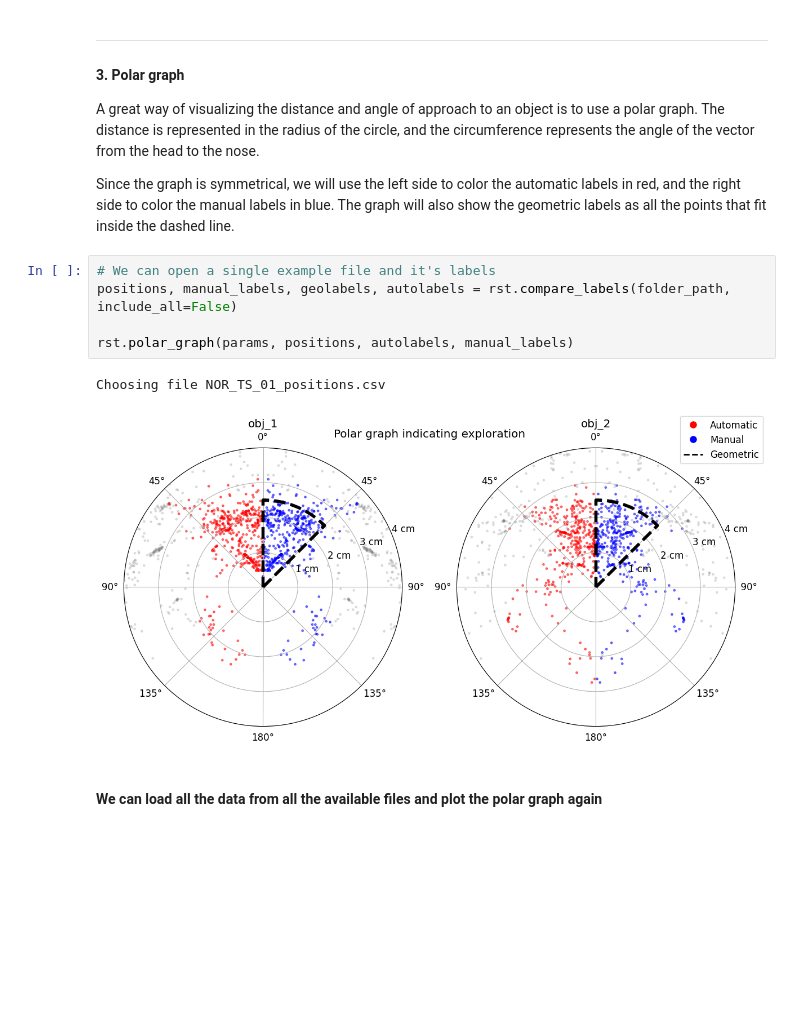
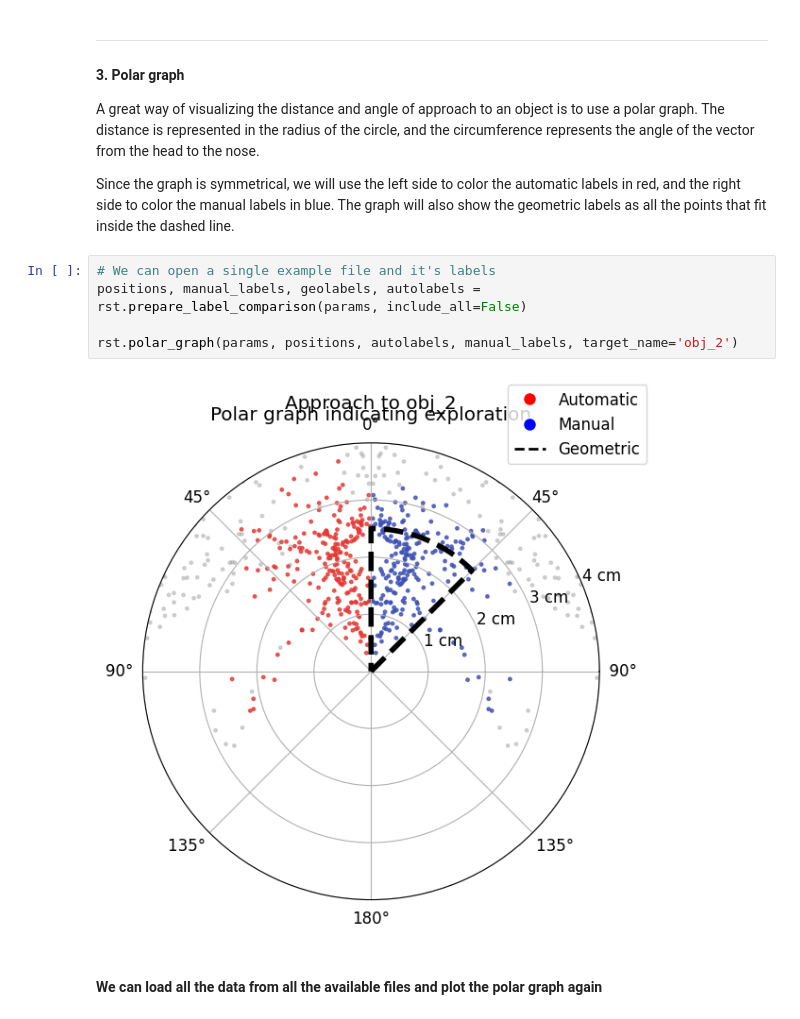
Before and after one commit to sdhers/RAINSTORM, a Jupyter notebook: 3b-Automatic_analysis.ipynb, the cells around one changed output. Cells and saved outputs as stored; diff of their text form; blank space fills up the shorter version.

```diff
--- a/3b-Automatic_analysis.ipynb
+++ b/3b-Automatic_analysis.ipynb
@@ -86,12 +84,11 @@ A great way of visualizing the distance and angle of approach to an object is to
 Since the graph is symmetrical, we will use the left side to color the automatic labels in red, and the right side to color the manual labels in blue. The graph will also show the geometric labels as all the points that fit inside the dashed line.
 # %%
 # We can open a single example file and it's labels
-positions, manual_labels, geolabels, autolabels = rst.compare_labels(folder_path, include_all=False)
+positions, manual_labels, geolabels, autolabels = rst.prepare_label_comparison(params, include_all=False)
 
-rst.polar_graph(params, positions, autolabels, manual_labels)
+rst.polar_graph(params, positions, autolabels, manual_labels, target_name='obj_2')
 # %% [output]
-Choosing file NOR_TS_01_positions.csv
-[figure, old version]
+[figure, new version]
 # %% [markdown]
 #### We can load all the data from all the available files and plot the polar graph again
 # %%
```
Also changed, not shown: parts of 6 cells of this notebook, 14 other files.
